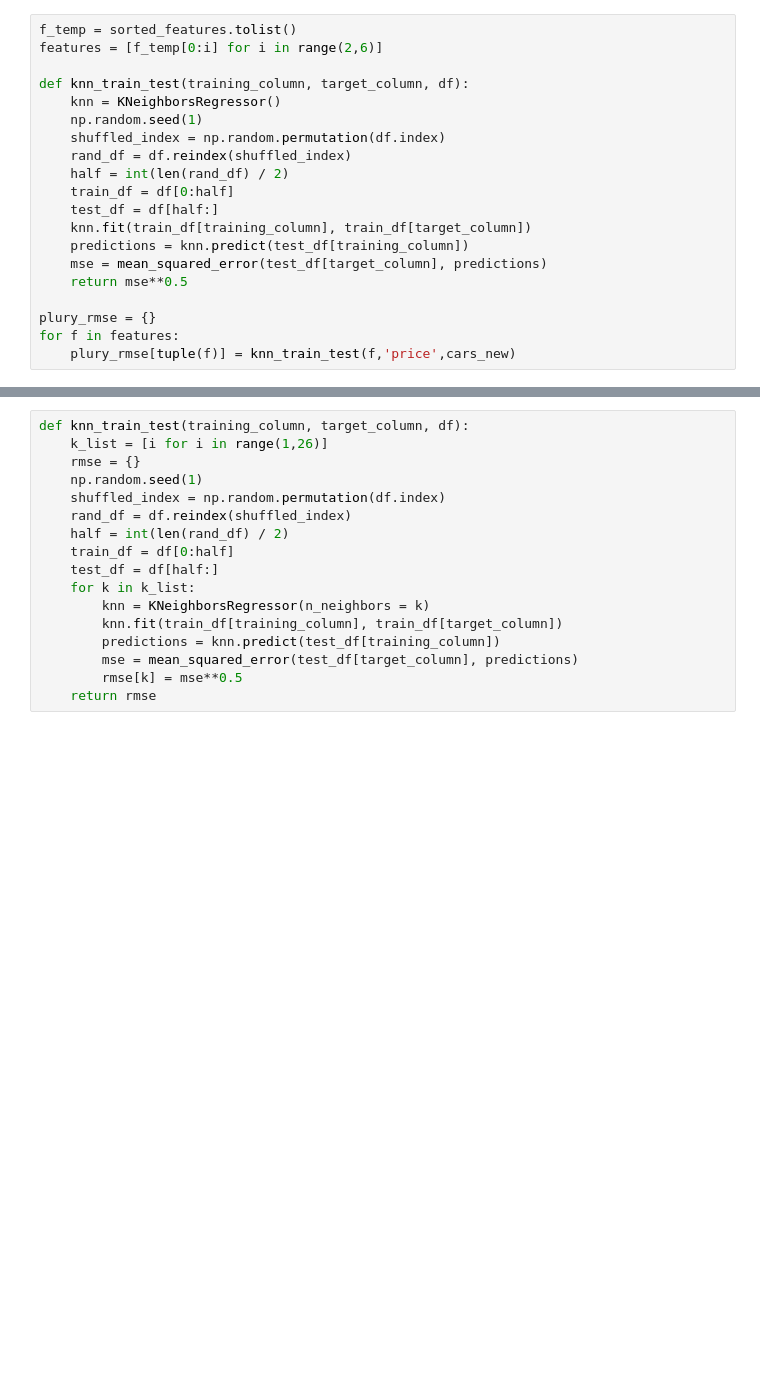
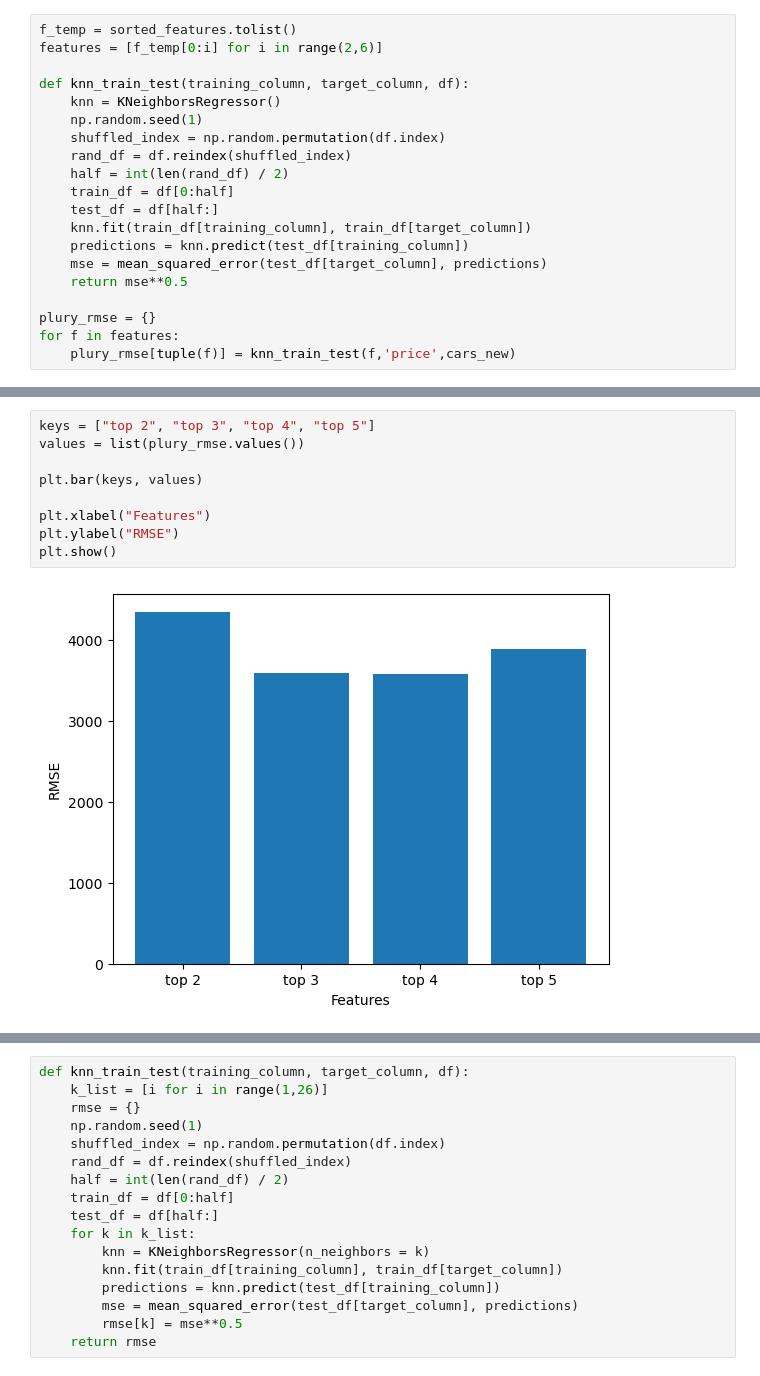
Before and after one commit to Florian-Debieve/dataquest_project, a Jupyter notebook: Predicting Car Prices.ipynb, the cells around one changed output, grey strips where cells are left out. Saved outputs shown, nothing was run; the diff lists cells and outputs as text; blank space fills up the shorter version.

```diff
--- a/Predicting Car Prices.ipynb
+++ b/Predicting Car Prices.ipynb
@@ -248 +256,12 @@ plury_rmse
+# %%
+keys = ["top 2", "top 3", "top 4", "top 5"]
+values = list(plury_rmse.values())
+
+plt.bar(keys, values)
+
+plt.xlabel("Features")
+plt.ylabel("RMSE")
+plt.show()
+# %% [output]
+[figure, added]
 # %% [markdown]
```
Also changed, not shown: parts of 19 cells of this notebook.
